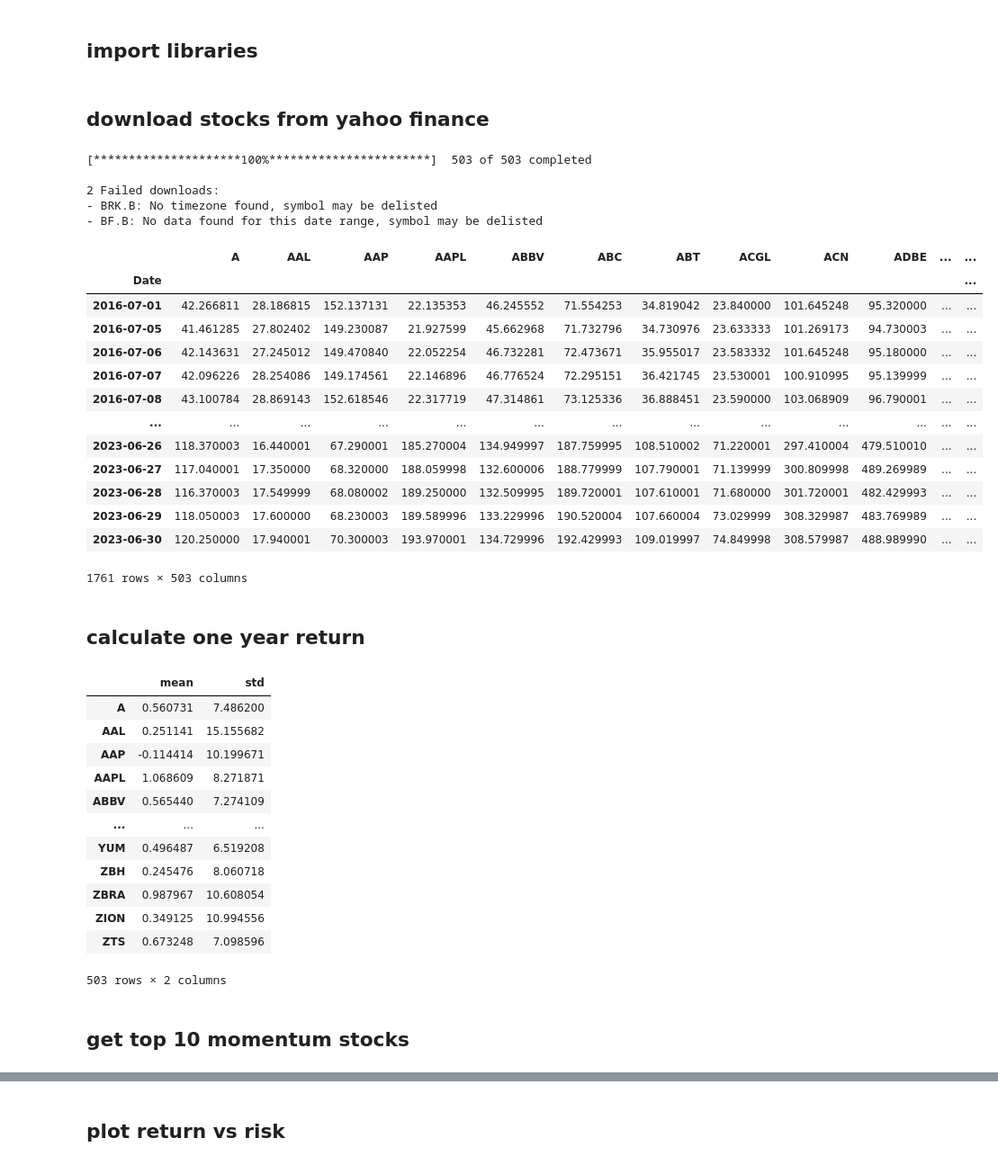
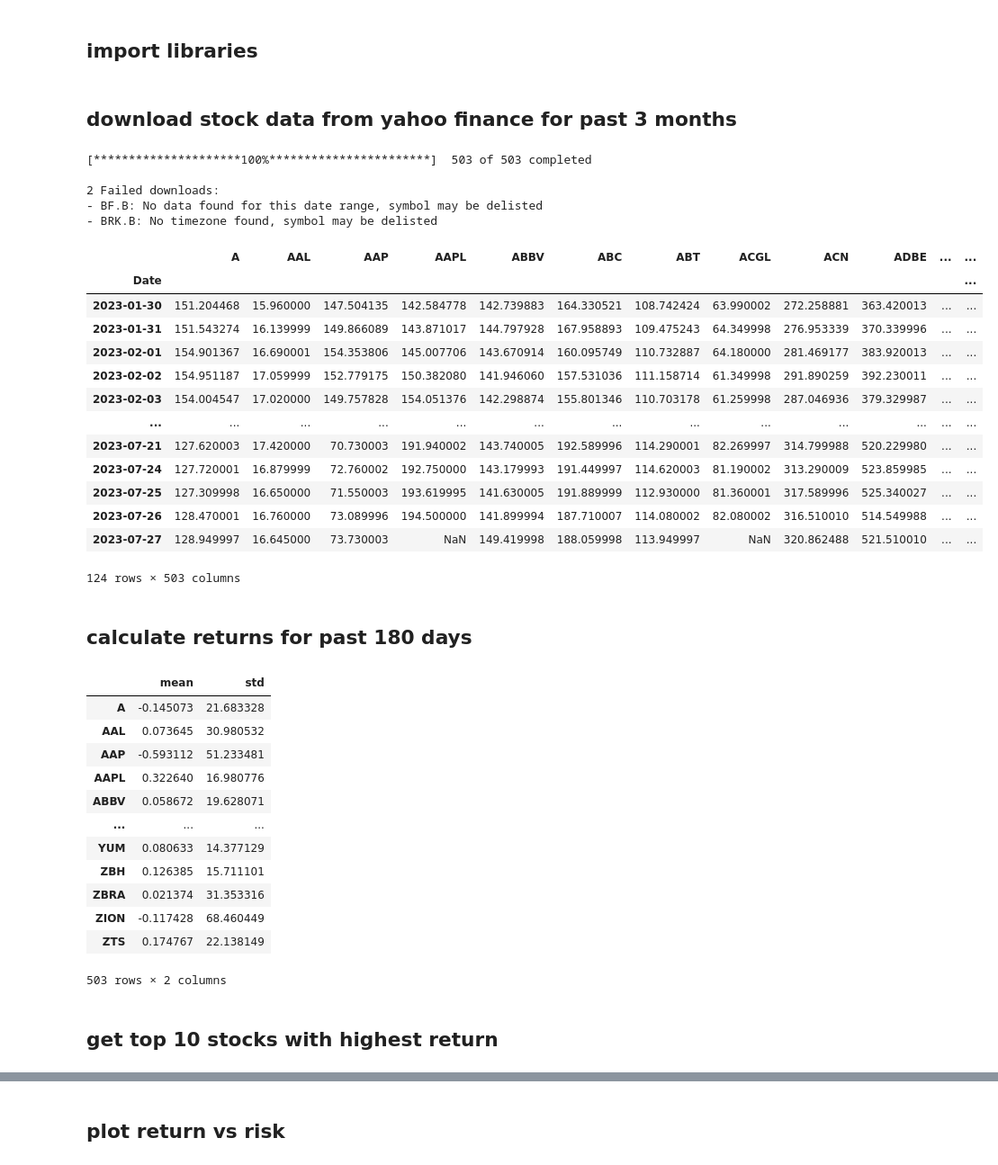
Before and after one commit to dahvid10/dahvid10, a Jupyter notebook: quant_dev/Momentum_and_RSI.ipynb, the cells around one changed output, grey strips where cells are left out. Shown at 90% size. Saved outputs shown, nothing was run; the diff lists cells and outputs as text; code cells hidden in the pictures.

```diff
--- a/quant_dev/Momentum_and_RSI.ipynb
+++ b/quant_dev/Momentum_and_RSI.ipynb
@@ -19,7 +19,7 @@ import seaborn as sns
 from scipy.stats import norm
 %matplotlib inline
 # %% [markdown]
-## download stocks from yahoo finance
+## download stock data from yahoo finance for past 3 months
 # %%
 def save_sp500_tickers():
     resp = requests.get('http://en.wikipedia.org/wiki/List_of_S%26P_500_companies')
@@ -36,31 +36,32 @@ def save_sp500_tickers():
 stocks_list = save_sp500_tickers()
 stocks_list = [ticker[:-1] for ticker in stocks_list] # remove '\n' from tickers in tickers list
 # %%
+no_days = 180
 today = datetime.now()
-begin = (today - timedelta(days=7*365)).strftime('%Y-%m-%d')
+begin = (today - timedelta(days=no_days)).strftime('%Y-%m-%d')
 stocks = yf.download(stocks_list, start=begin)['Adj Close']
 stocks
 # %% [output]
 [*********************100%***********************]  503 of 503 completed
 
 2 Failed downloads:
+- BF.B: No data found for this date range, symbol may be delisted
 - BRK.B: No timezone found, symbol may be delisted
-- BF.B: No data found for this date range, symbol may be delisted
 |  | A | AAL | AAP | AAPL | ABBV | ABC | ABT | ACGL | ACN | ADBE | ... | ... |
 | Date |  |  |  |  |  |  |  |  |  |  |  | ... |
-| 2016-07-01 | 42.266811 | 28.186815 | 152.137131 | 22.135353 | 46.245552 | 71.554253 | 34.819042 | 23.840000 | 101.645248 | 95.320000 | ... | ... |
-| 2016-07-05 | 41.461285 | 27.802402 | 149.230087 | 21.927599 | 45.662968 | 71.732796 | 34.730976 | 23.633333 | 101.269173 | 94.730003 | ... | ... |
-| 2016-07-06 | 42.143631 | 27.245012 | 149.470840 | 22.052254 | 46.732281 | 72.473671 | 35.955017 | 23.583332 | 101.645248 | 95.180000 | ... | ... |
-| 2016-07-07 | 42.096226 | 28.254086 | 149.174561 | 22.146896 | 46.776524 | 72.295151 | 36.421745 | 23.530001 | 100.910995 | 95.139999 | ... | ... |
-| 2016-07-08 | 43.100784 | 28.869143 | 152.618546 | 22.317719 | 47.314861 | 73.125336 | 36.888451 | 23.590000 | 103.068909 | 96.790001 | ... | ... |
+| 2023-01-30 | 151.204468 | 15.960000 | 147.504135 | 142.584778 | 142.739883 | 164.330521 | 108.742424 | 63.990002 | 272.258881 | 363.420013 | ... | ... |
+| 2023-01-31 | 151.543274 | 16.139999 | 149.866089 | 143.871017 | 144.797928 | 167.958893 | 109.475243 | 64.349998 | 276.953339 | 370.339996 | ... | ... |
+| 2023-02-01 | 154.901367 | 16.690001 | 154.353806 | 145.007706 | 143.670914 | 160.095749 | 110.732887 | 64.180000 | 281.469177 | 383.920013 | ... | ... |
+| 2023-02-02 | 154.951187 | 17.059999 | 152.779175 | 150.382080 | 141.946060 | 157.531036 | 111.158714 | 61.349998 | 291.890259 | 392.230011 | ... | ... |
+| 2023-02-03 | 154.004547 | 17.020000 | 149.757828 | 154.051376 | 142.298874 | 155.801346 | 110.703178 | 61.259998 | 287.046936 | 379.329987 | ... | ... |
 | ... | ... | ... | ... | ... | ... | ... | ... | ... | ... | ... | ... | ... |
-| 2023-06-26 | 118.370003 | 16.440001 | 67.290001 | 185.270004 | 134.949997 | 187.759995 | 108.510002 | 71.220001 | 297.410004 | 479.510010 | ... | ... |
-| 2023-06-27 | 117.040001 | 17.350000 | 68.320000 | 188.059998 | 132.600006 | 188.779999 | 107.790001 | 71.139999 | 300.809998 | 489.269989 | ... | ... |
-| 2023-06-28 | 116.370003 | 17.549999 | 68.080002 | 189.250000 | 132.509995 | 189.720001 | 107.610001 | 71.680000 | 301.720001 | 482.429993 | ... | ... |
-| 2023-06-29 | 118.050003 | 17.600000 | 68.230003 | 189.589996 | 133.229996 | 190.520004 | 107.660004 | 73.029999 | 308.329987 | 483.769989 | ... | ... |
-| 2023-06-30 | 120.250000 | 17.940001 | 70.300003 | 193.970001 | 134.729996 | 192.429993 | 109.019997 | 74.849998 | 308.579987 | 488.989990 | ... | ... |
+| 2023-07-21 | 127.620003 | 17.420000 | 70.730003 | 191.940002 | 143.740005 | 192.589996 | 114.290001 | 82.269997 | 314.799988 | 520.229980 | ... | ... |
+| 2023-07-24 | 127.720001 | 16.879999 | 72.760002 | 192.750000 | 143.179993 | 191.449997 | 114.620003 | 81.190002 | 313.290009 | 523.859985 | ... | ... |
+| 2023-07-25 | 127.309998 | 16.650000 | 71.550003 | 193.619995 | 141.630005 | 191.889999 | 112.930000 | 81.360001 | 317.589996 | 525.340027 | ... | ... |
+| 2023-07-26 | 128.470001 | 16.760000 | 73.089996 | 194.500000 | 141.899994 | 187.710007 | 114.080002 | 82.080002 | 316.510010 | 514.549988 | ... | ... |
+| 2023-07-27 | 128.949997 | 16.645000 | 73.730003 | NaN | 149.419998 | 188.059998 | 113.949997 | NaN | 320.862488 | 521.510010 | ... | ... |
-1761 rows × 503 columns
+124 rows × 503 columns
 # %% [markdown]
-## calculate one year return
+## calculate returns for past 180 days
 # %%
 # get stock data for past n days
@@ -76,27 +76,27 @@ def get_summary(stocks_df):
     stocks_daily_ret = stocks.pct_change()
     stocks_daily_ret = stocks_daily_ret.iloc[1:]
     stocks_range_summary = stocks_daily_ret.describe().T.loc[:,['mean', 'std']] * len(stocks_df)
-    stocks_range_summary['std'] = stocks_annual_summary['std']*np.sqrt(len(stocks_df))
+    stocks_range_summary['std'] = stocks_range_summary['std']*np.sqrt(len(stocks_df))
     return stocks_range_summary
 
 range_stocks_summary = get_summary(range_stocks)
 range_stocks_summary
 # %% [output]
 |  | mean | std |
-| A | 0.560731 | 7.486200 |
-| AAL | 0.251141 | 15.155682 |
-| AAP | -0.114414 | 10.199671 |
-| AAPL | 1.068609 | 8.271871 |
-| ABBV | 0.565440 | 7.274109 |
+| A | -0.145073 | 21.683328 |
+| AAL | 0.073645 | 30.980532 |
+| AAP | -0.593112 | 51.233481 |
+| AAPL | 0.322640 | 16.980776 |
+| ABBV | 0.058672 | 19.628071 |
 | ... | ... | ... |
-| YUM | 0.496487 | 6.519208 |
-| ZBH | 0.245476 | 8.060718 |
-| ZBRA | 0.987967 | 10.608054 |
-| ZION | 0.349125 | 10.994556 |
-| ZTS | 0.673248 | 7.098596 |
+| YUM | 0.080633 | 14.377129 |
+| ZBH | 0.126385 | 15.711101 |
+| ZBRA | 0.021374 | 31.353316 |
+| ZION | -0.117428 | 68.460449 |
+| ZTS | 0.174767 | 22.138149 |
 503 rows × 2 columns
 # %% [markdown]
-## get top 10 momentum stocks
+## get top 10 stocks with highest return
 # %%
 momentum_10 = range_stocks_summary.sort_values(by='mean', ascending=False)
 momentum_10 = momentum_10.head(10)
```
Also changed, not shown: parts of 10 cells of this notebook, 2 other files.
